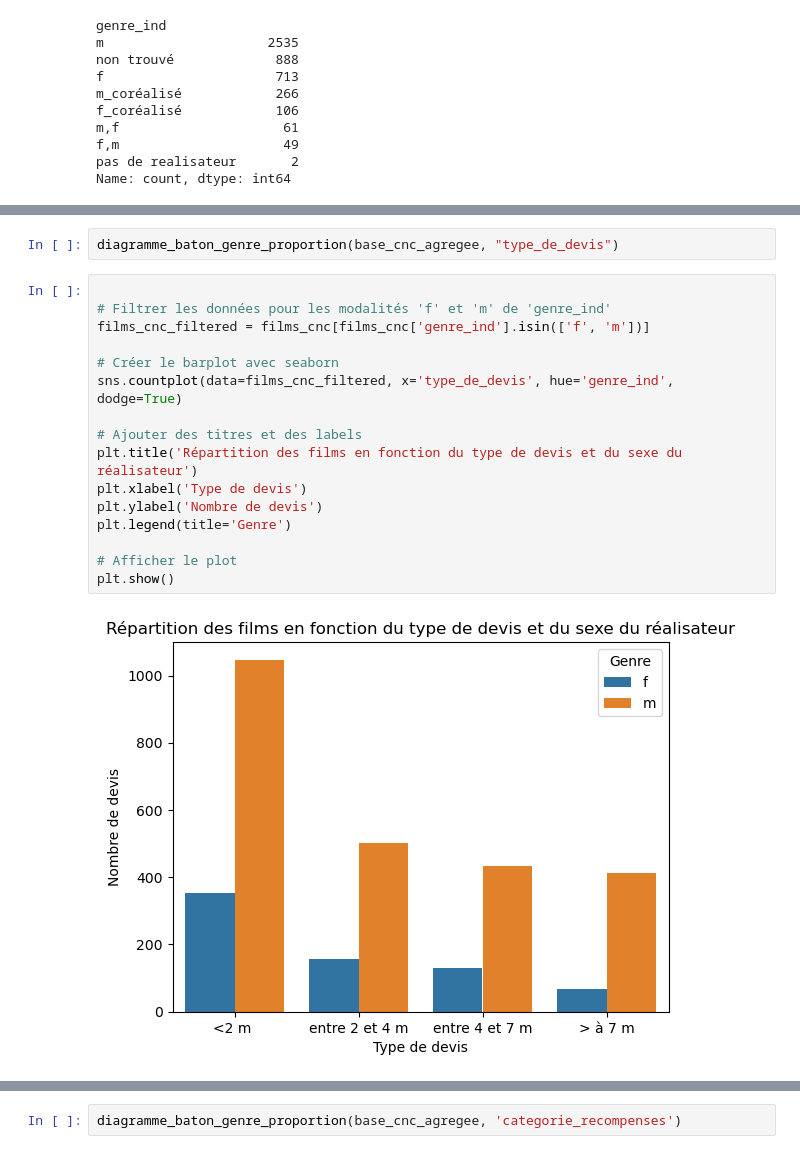
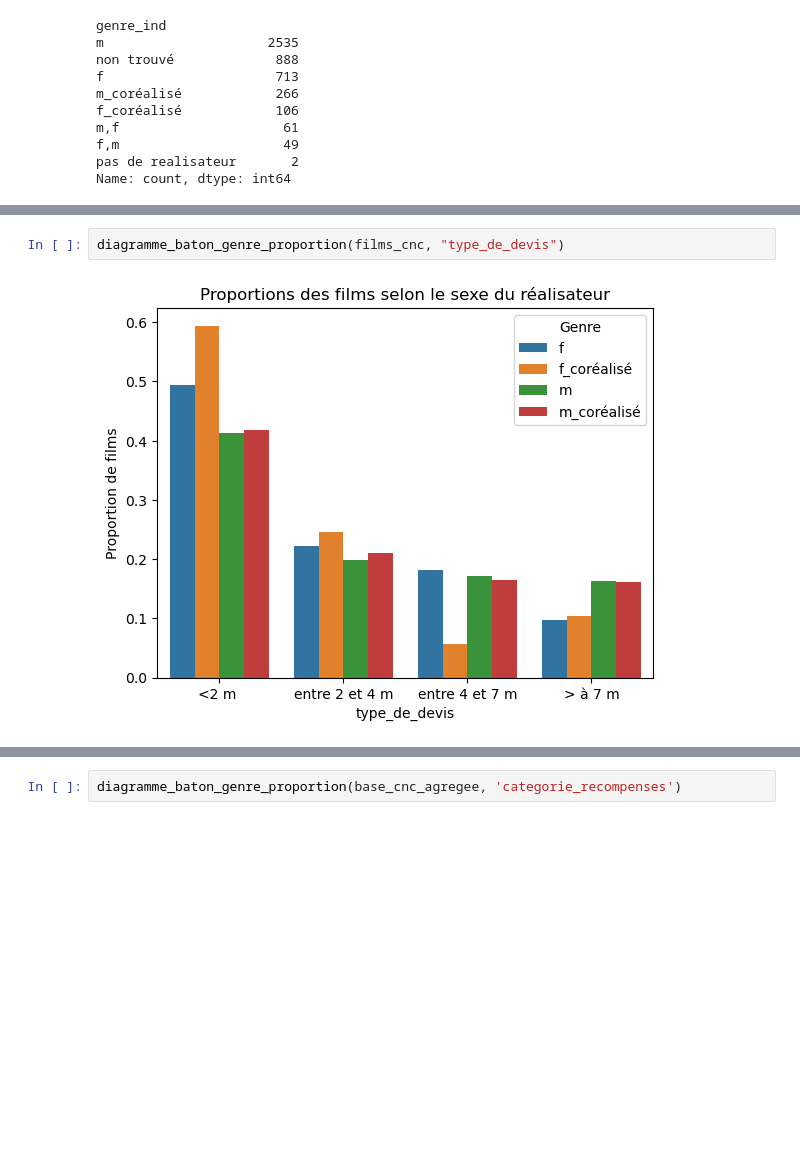
Before and after one commit to Clement-Dn/Projet_Cin-, a Jupyter notebook: Rapport_Projet_Cinema.ipynb, the cells around one changed output, grey strips where cells are left out. Cells and saved outputs as stored; diff of their text form; blank space fills up the shorter version.

```diff
--- a/Rapport_Projet_Cinema.ipynb
+++ b/Rapport_Projet_Cinema.ipynb
@@ -425,20 +428,4 @@ COMMENTAIRE !!!
 # %%
-diagramme_baton_genre_proportion(base_cnc_agregee, "type_de_devis")
+diagramme_baton_genre_proportion(films_cnc, "type_de_devis")
+# %% [output]
+[figure, added]
-# %%
-
-# Filtrer les données pour les modalités 'f' et 'm' de 'genre_ind'
-films_cnc_filtered = films_cnc[films_cnc['genre_ind'].isin(['f', 'm'])]
-
-# Créer le barplot avec seaborn
-sns.countplot(data=films_cnc_filtered, x='type_de_devis', hue='genre_ind', dodge=True)
-
-# Ajouter des titres et des labels
-plt.title('Répartition des films en fonction du type de devis et du sexe du réalisateur')
-plt.xlabel('Type de devis')
-plt.ylabel('Nombre de devis')
-plt.legend(title='Genre')
-
-# Afficher le plot
-plt.show()
-# %% [output]
-[figure, removed]
```
Also changed, not shown: parts of 29 cells of this notebook.
